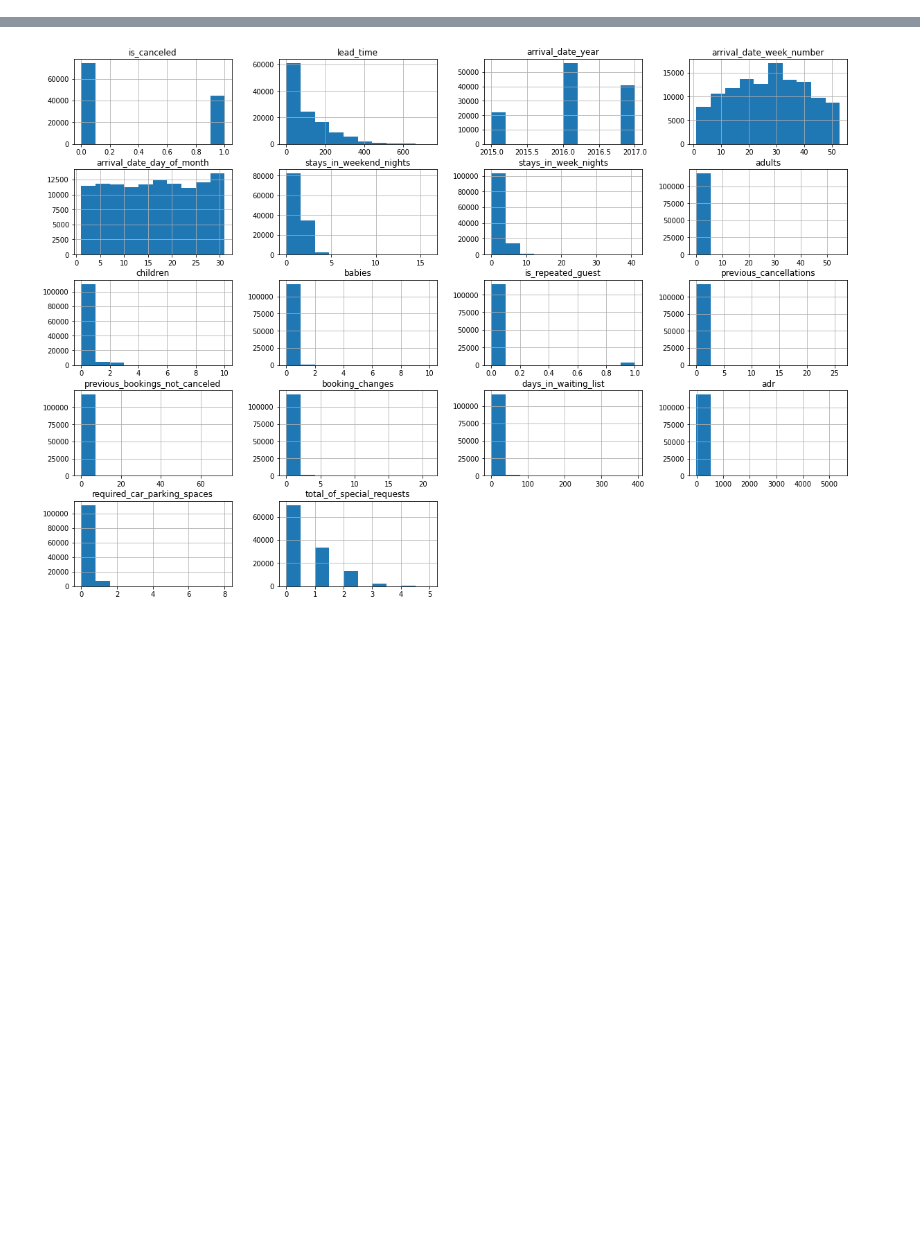
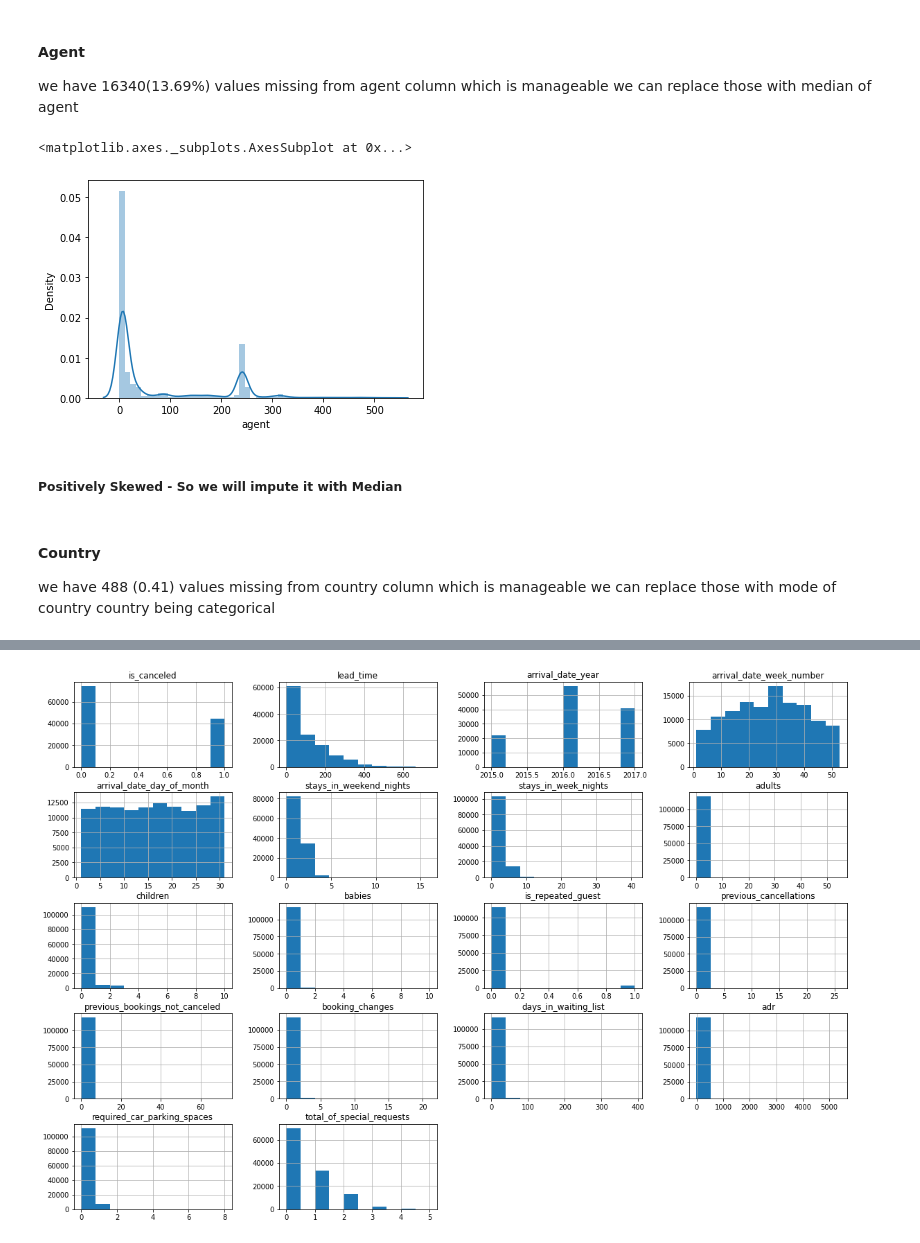
Before and after one commit to Deven876/Capstone-1-Hotel-Booking-Analysis, a Jupyter notebook: Capstone_Project_1_Hotel_Booking_Analysis.ipynb, the cells around one changed output, grey strips where cells are left out. Cells and saved outputs as stored; diff of their text form; code cells hidden in the pictures; blank space fills up the shorter version.

```diff
--- a/Capstone_Project_1_Hotel_Booking_Analysis.ipynb
+++ b/Capstone_Project_1_Hotel_Booking_Analysis.ipynb
@@ -192,0 +198,14 @@ data.describe()
+# %%
+# Dropping company column
+data=data.drop(columns=['company'])
+# %% [markdown]
+#### Agent
+we have 16340(13.69%) values missing from agent column which is manageable we can replace those with median of agent
+# %%
+# plot to see agent distribution
+sns.distplot(data['agent'])
+# %% [output]
+<matplotlib.axes._subplots.AxesSubplot at 0x...>
+[figure, added]
+# %% [markdown]
+##### Positively Skewed - So we will impute it with Median
@@ -192,0 +215,4 @@ data.describe()
+# %% [markdown]
+#### Country
+we have 488 (0.41) values missing from country column which is manageable we can replace those with mode of country
+country being categorical
```
Also changed, not shown: parts of 51 cells of this notebook.
